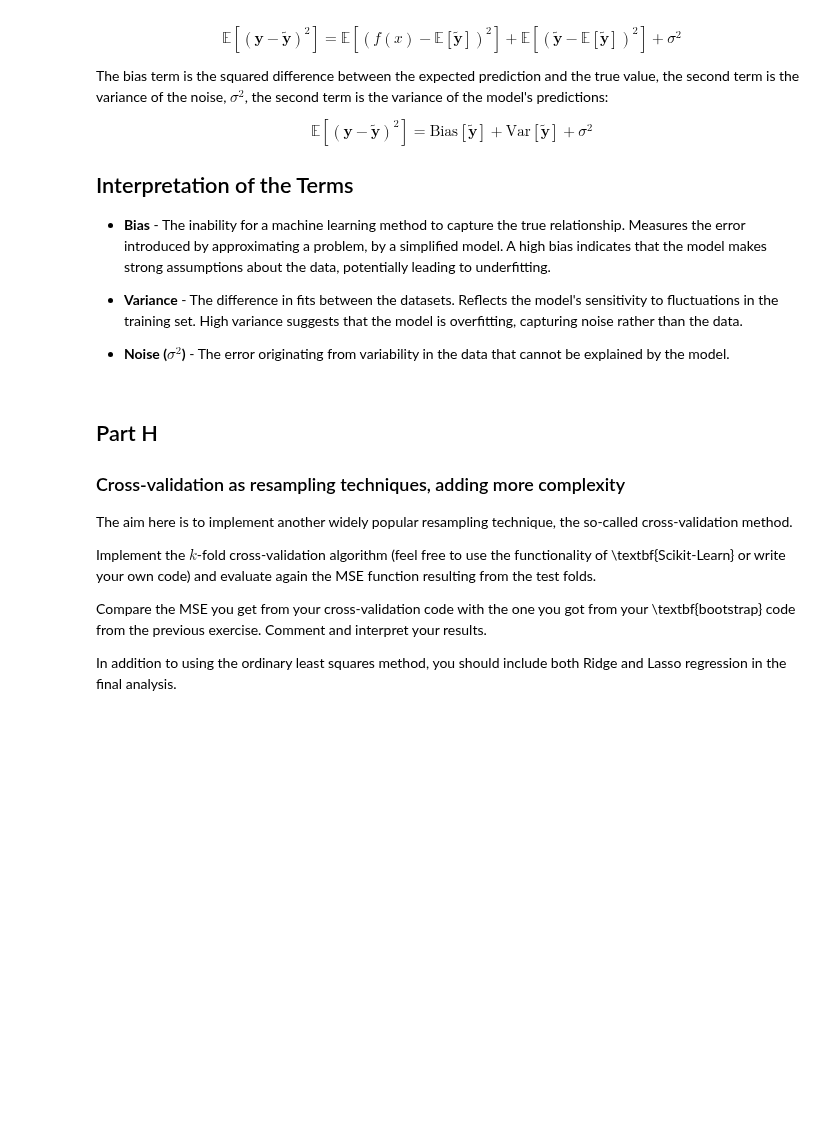
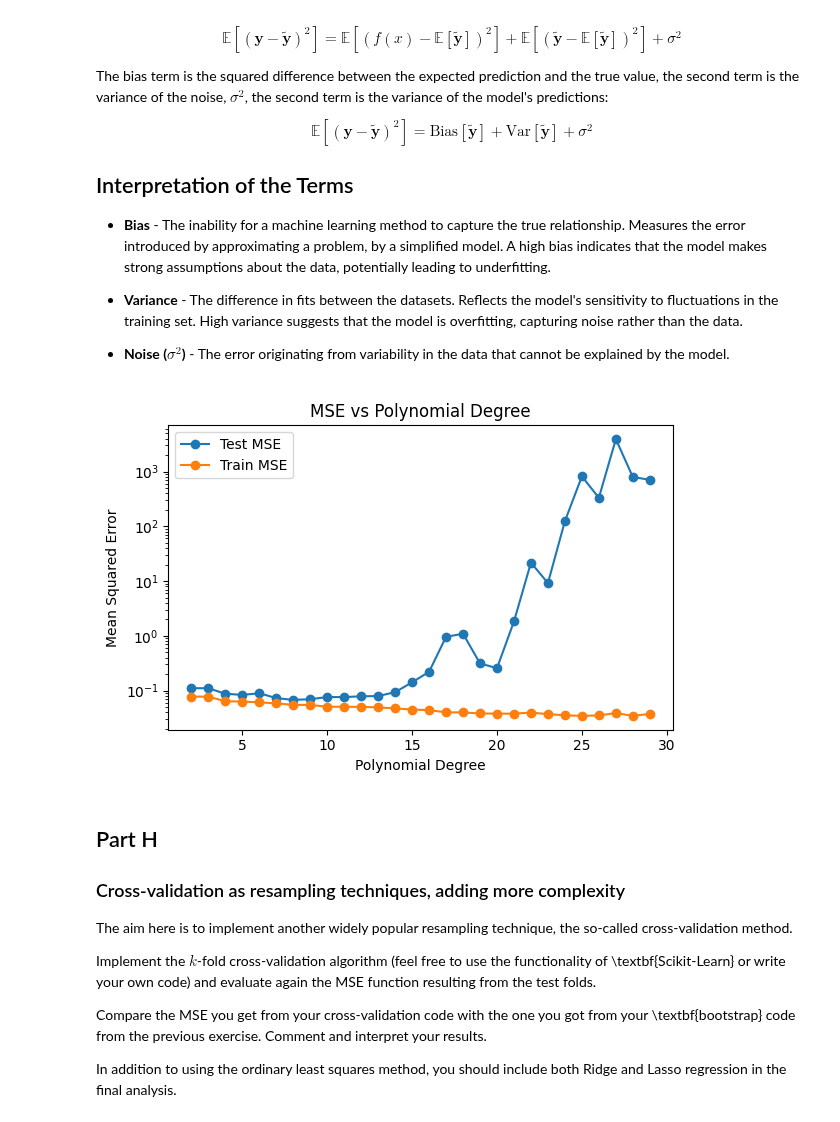
Before and after one commit to Twaal/applied-data-analysis-and-ml, a Jupyter notebook: Project1/code/project1.ipynb, the cells around one changed output. Drawn from its saved outputs; the diff is of its cells as text; code cells hidden in the pictures; blank space fills up the shorter version.

Commit message:
add Hastie's figure

```diff
--- a/Project1/code/project1.ipynb
+++ b/Project1/code/project1.ipynb
@@ -798,6 +796,43 @@ $$
 - **Variance** - The difference in fits between the datasets. Reflects the model's sensitivity to fluctuations in the training set. High variance suggests that the model is overfitting, capturing noise rather than the data.
 
 - **Noise ($\sigma^2$)** - The error originating from variability in the data that cannot be explained by the model.
+# %%
+degrees = list(range(2, 30))
+
+# Generate synthetic data
+n = 50
+x = np.linspace(-1, 1, n)
+y = runge_function(x) + np.random.normal(0, 0.3, n)
+
+mse_test_values2 = []
+mse_train_values2 = []
+
+for degree in degrees:
+    X = polynomial_features(x, degree)
+    X_train, X_test, y_train, y_test = train_test_split(X, y, test_size=0.2, random_state=1)
+
+    beta = OLS_parameters(X_train, y_train)
+    poly_predict_test = X_test @ beta
+    poly_predict_train = X_train @ beta
+
+    poly_mse_test = mean_squared_error(y_test, poly_predict_test)
+    poly_mse_train = mean_squared_error(y_train, poly_predict_train)
+
+    mse_test_values2.append(poly_mse_test)
+    mse_train_values2.append(poly_mse_train)
+
+# Plot MSE vs degree
+plt.figure(figsize=(6,4))
+plt.semilogy(degrees, mse_test_values2, marker='o', label='Test MSE')
+plt.semilogy(degrees, mse_train_values2, marker='o', label='Train MSE')
+plt.xlabel("Polynomial Degree")
+plt.ylabel("Mean Squared Error")
+plt.title("MSE vs Polynomial Degree")
+plt.legend()
+plt.tight_layout()
+plt.show()
+# %% [output]
+[figure, added]
 # %% [markdown]
 ## Part H
 ### Cross-validation as resampling techniques, adding more complexity
```
Also changed, not shown: parts of 10 cells of this notebook.
